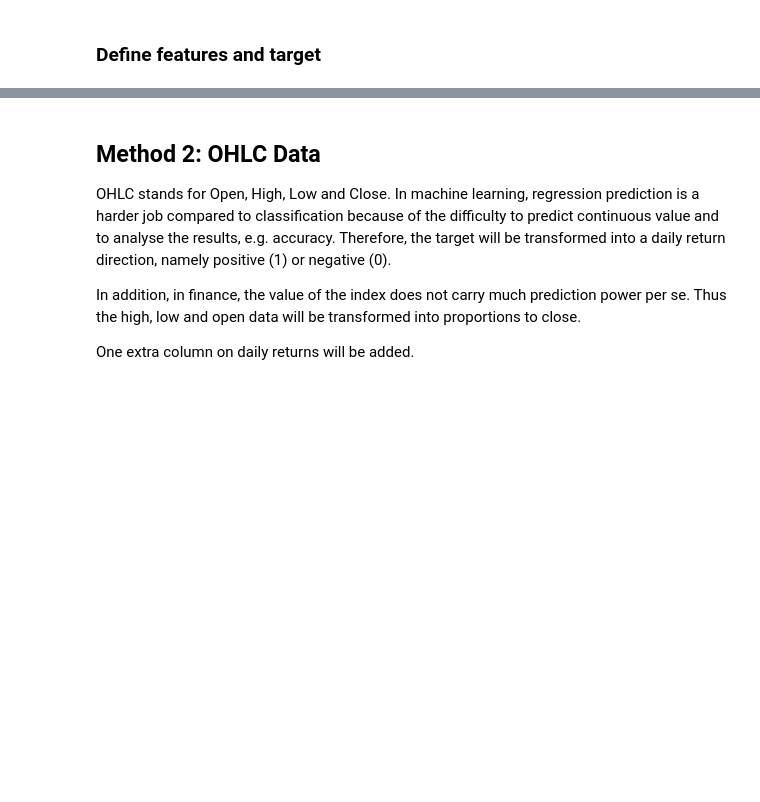
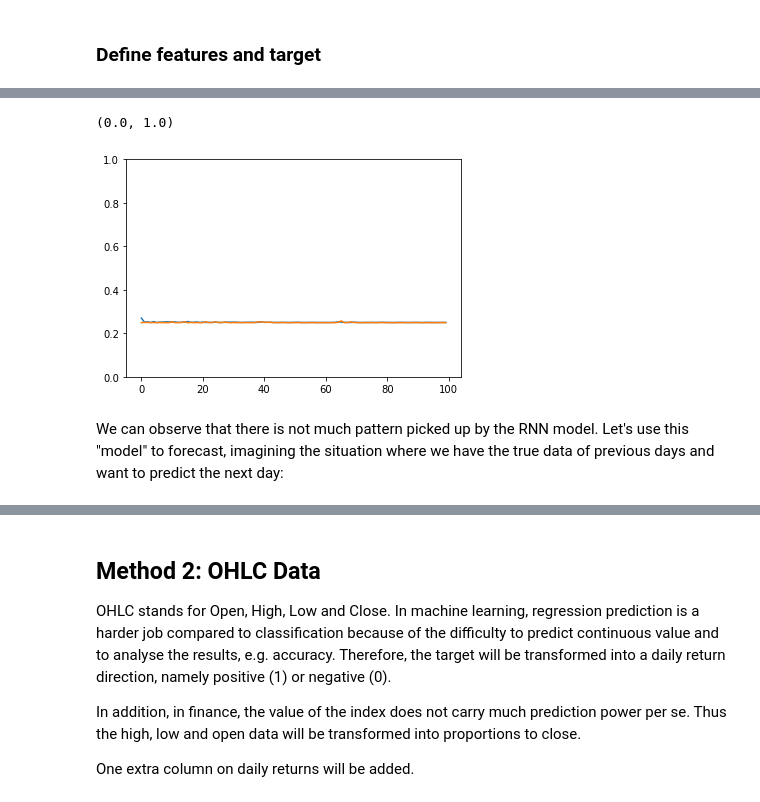
Before and after one commit to wctse/machine-learning-on-financial-data, a Jupyter notebook: naive-rnn-forecast.ipynb, the cells around one changed output, grey strips where cells are left out. Drawn from its saved outputs; the diff is of its cells as text; code cells hidden in the pictures; blank space fills up the shorter version.

```diff
--- a/naive-rnn-forecast.ipynb
+++ b/naive-rnn-forecast.ipynb
@@ -73,13 +73,13 @@ Y = np.array(Y)
 # %%
-model = Sequential([
+model1_simple = Sequential([
     Input((T, D)),
     SimpleRNN(5),
     Dense(1, activation='relu')
 ])
 
-model.compile(optimizer=Adam(lr=0.01), loss='mse', metrics=['accuracy'])
+model1_simple.compile(optimizer=Adam(lr=0.01), loss='mse', metrics=['MeanAbsoluteError'])
 # %%
-r1 = model.fit(X[:split], Y[:split], epochs=100, batch_size=10, validation_data=(X[split:], Y[split:]))
+r1_simple = model1_simple.fit(X[:split], Y[:split], epochs=100, batch_size=25, validation_data=(X[split:], Y[split:]))
 # %% [output]
 Train on 1752 samples, validate on 876 samples
 Epoch 1/100
@@ -100,0 +101,9 @@ Epoch 100/100
+# %%
+plt.plot(r1_simple.history['loss'], label='Loss')
+plt.plot(r1_simple.history['val_loss'], label='Validation Loss')
+plt.ylim(0, 1)
+# %% [output]
+(0.0, 1.0)
+[figure, added]
+# %% [markdown]
+We can observe that there is not much pattern picked up by the RNN model. Let's use this "model" to forecast, imagining the situation where we have the true data of previous days and want to predict the next day:
```
Also changed, not shown: parts of 11 cells of this notebook.
